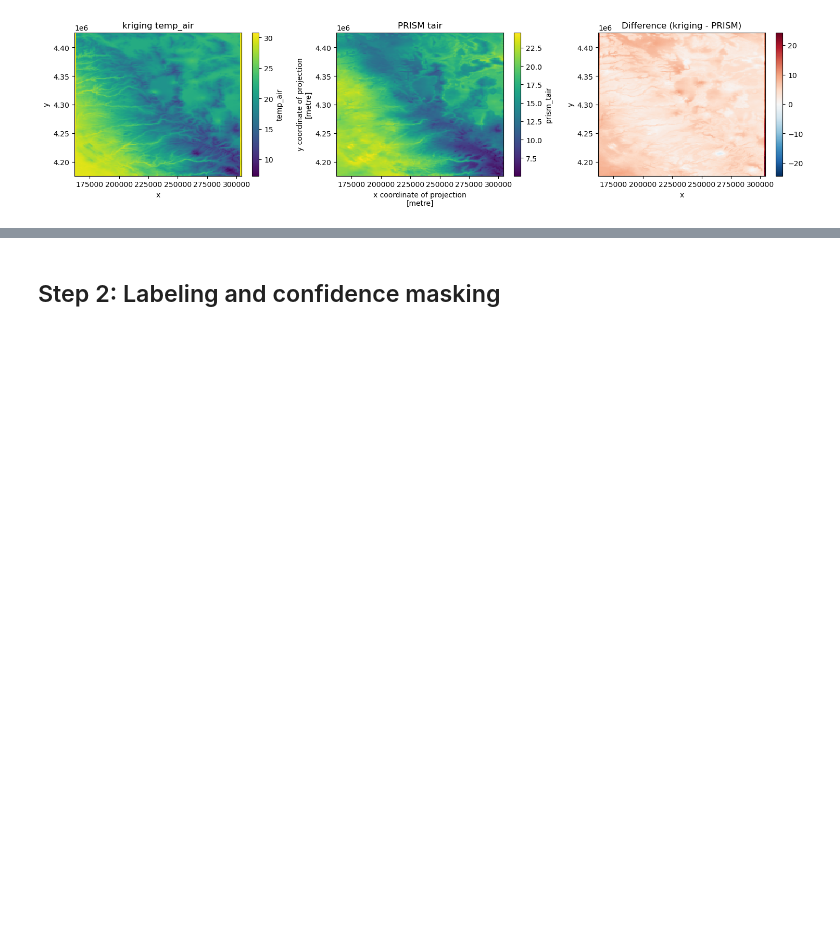
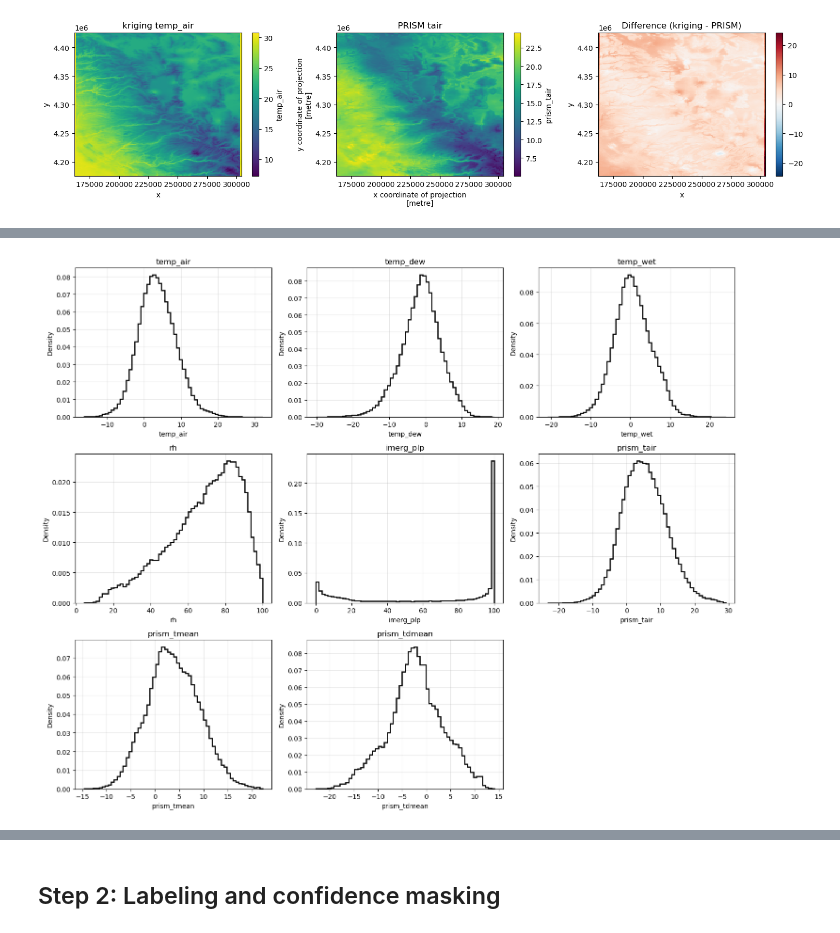
Before and after one commit to emmaaagolub/MRoS-phase-prediction, a Jupyter notebook: ML_pipeline/ML_pipeline_XGBoost_v2_EG.ipynb, the cells around one changed output, grey strips where cells are left out. Saved outputs shown, nothing was run; the diff lists cells and outputs as text; code cells hidden in the pictures; blank space fills up the shorter version.

```diff
--- a/ML_pipeline/ML_pipeline_XGBoost_v2_EG.ipynb
+++ b/ML_pipeline/ML_pipeline_XGBoost_v2_EG.ipynb
@@ -406,0 +494,57 @@ Saved input predictor stack
+# %%
+# -------------------------------------------------------------------
+# B.2 Predictor marginal distributions (1D density histograms)
+# -------------------------------------------------------------------
+
+import numpy as np
+import matplotlib.pyplot as plt
+
+predictors = [
+    "temp_air",
+    "temp_dew",
+    "temp_wet",
+    "rh",
+    "imerg_plp",
+    "prism_tair",
+    "prism_tmean",
+    "prism_tdmean",
+]
+
+n_vars = len(predictors)
+n_cols = 3
+n_rows = int(np.ceil(n_vars / n_cols))
+
+fig, axes = plt.subplots(
+    n_rows, n_cols,
+    figsize=(5 * n_cols, 4 * n_rows),
+)
+axes = axes.ravel()
+
+for ax, var in zip(axes, predictors):
+    vals = df_visualize[var].dropna().values
+    if len(vals) == 0:
+        ax.set_visible(False)
+        continue
+
+    ax.hist(
+        vals,
+        bins=60,
+        density=True,
+        histtype="step",
+        linewidth=1.8,
+        color="black",
+    )
+
+    ax.set_title(var)
+    ax.set_xlabel(var)
+    ax.set_ylabel("Density")
+    ax.grid(alpha=0.3)
+
+# Hide any unused subplot axes
+for ax in axes[n_vars:]:
+    ax.set_visible(False)
+
+plt.tight_layout()
+plt.show()
+# %% [output]
+[figure, added]
```
Also changed, not shown: parts of 6 cells of this notebook, 8 other files.
